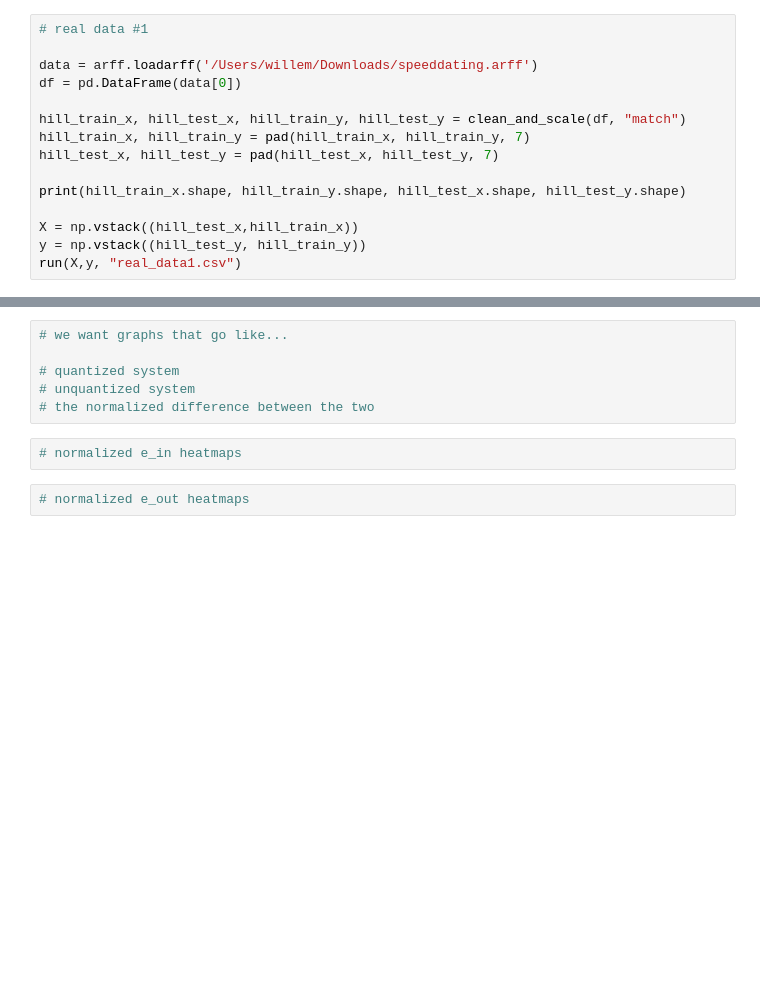
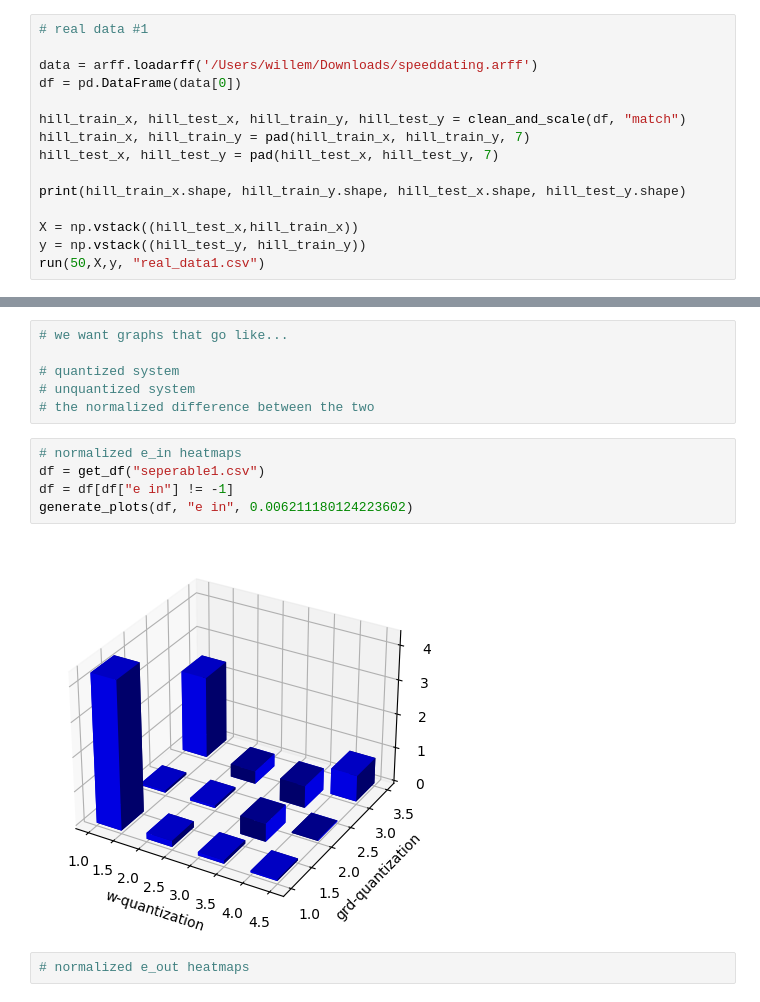
Before and after one commit to willem-strydom/research, a Jupyter notebook: more_plots.ipynb, the cells around one changed output, grey strips where cells are left out. Cells and saved outputs as stored; diff of their text form; blank space fills up the shorter version.

Commit message:
added plots notebook

```diff
--- a/more_plots.ipynb
+++ b/more_plots.ipynb
@@ -62,7 +70,7 @@ print(hill_train_x.shape, hill_train_y.shape, hill_test_x.shape, hill_test_y.sha
 
 X = np.vstack((hill_test_x,hill_train_x))
 y = np.vstack((hill_test_y, hill_train_y))
-run(X,y, "real_data1.csv")
+run(50,X,y, "real_data1.csv")
 # %%
 # real data #2
 # %%
@@ -77,8 +131,13 @@ run(X,y, "real_data1.csv")
 # quantized system
 # unquantized system
 # the normalized difference between the two
-# %%
-# normalized e_in heatmaps
+# %%
+# normalized e_in heatmaps
+df = get_df("seperable1.csv")
+df = df[df["e in"] != -1]
+generate_plots(df, "e in", 0.006211180124223602)
+# %% [output]
+[figure, added]
 # %%
 # normalized e_out heatmaps
 # %%
```
Also changed, not shown: parts of 6 cells of this notebook.
